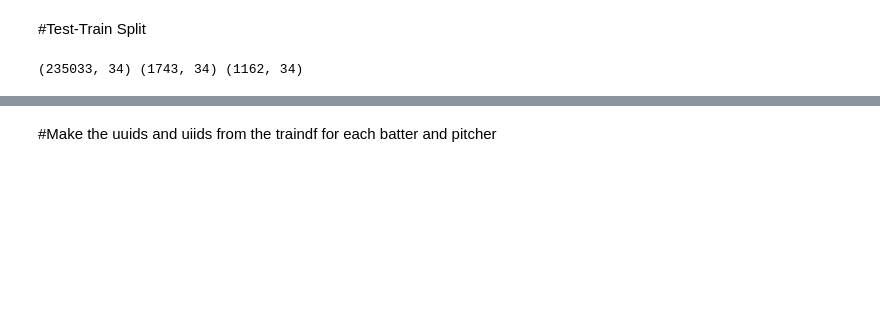
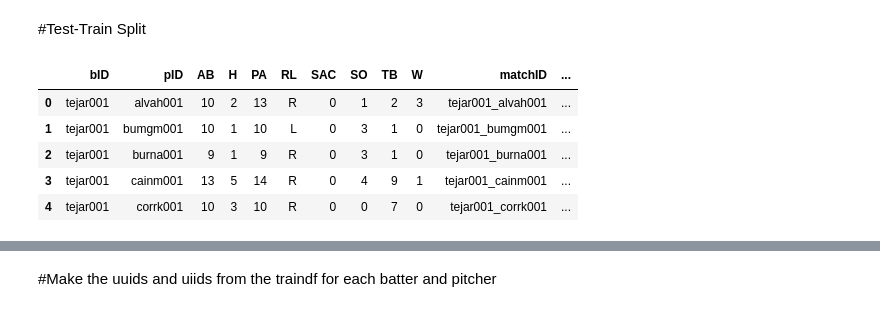
Before and after one commit to bacook17/CS109_baseball, a Jupyter notebook: Ridge Regression.ipynb, the cells around one changed output, grey strips where cells are left out. Cells and saved outputs as stored; diff of their text form; code cells hidden in the pictures; blank space fills up the shorter version.

```diff
--- a/Ridge Regression.ipynb
+++ b/Ridge Regression.ipynb
@@ -43,26 +18,12 @@ sns.set_context("poster")
 #Test-Train Split
 # %%
 smalldf = pd.read_csv("small.csv")
-# %%
-#temporary test-train split - group by batter id
-#Need to determine how many of each to put in the test and training set. Going to take 2 for validation, 1 for test for now
-
-trainlist=[]
-testlist=[]
-validatelist=[]
-take=5
-for k, v in smalldf.groupby('bID'):
-    if np.mean(v.batter_PA_count) > 150:
-        takenos=np.random.choice(range(take), size=take/2, replace=False)
-        takelist=np.array([e in takenos for e in range(take)])
-        validatelist.append(v[-take:][~takelist])#use those
-        testlist.append(v[-take:][takelist])#use the other
-        trainlist.append(v[:-take])
-    else:
-        trainlist.append(v)
-traindf=pd.concat(trainlist)
-validatedf=pd.concat(validatelist)
-testdf=pd.concat(testlist)
-print traindf.shape, validatedf.shape, testdf.shape
-# %% [output]
-(235033, 34) (1743, 34) (1162, 34)
+# %%
+smalldf.head()
+# %% [output]
+|  | bID | pID | AB | H | PA | RL | SAC | SO | TB | W | matchID | ... |
+| 0 | tejar001 | alvah001 | 10 | 2 | 13 | R | 0 | 1 | 2 | 3 | tejar001_alvah001 | ... |
+| 1 | tejar001 | bumgm001 | 10 | 1 | 10 | L | 0 | 3 | 1 | 0 | tejar001_bumgm001 | ... |
+| 2 | tejar001 | burna001 | 9 | 1 | 9 | R | 0 | 3 | 1 | 0 | tejar001_burna001 | ... |
+| 3 | tejar001 | cainm001 | 13 | 5 | 14 | R | 0 | 4 | 9 | 1 | tejar001_cainm001 | ... |
+| 4 | tejar001 | corrk001 | 10 | 3 | 10 | R | 0 | 0 | 7 | 0 | tejar001_corrk001 | ... |
```
Also changed, not shown: parts of 24 cells of this notebook.
